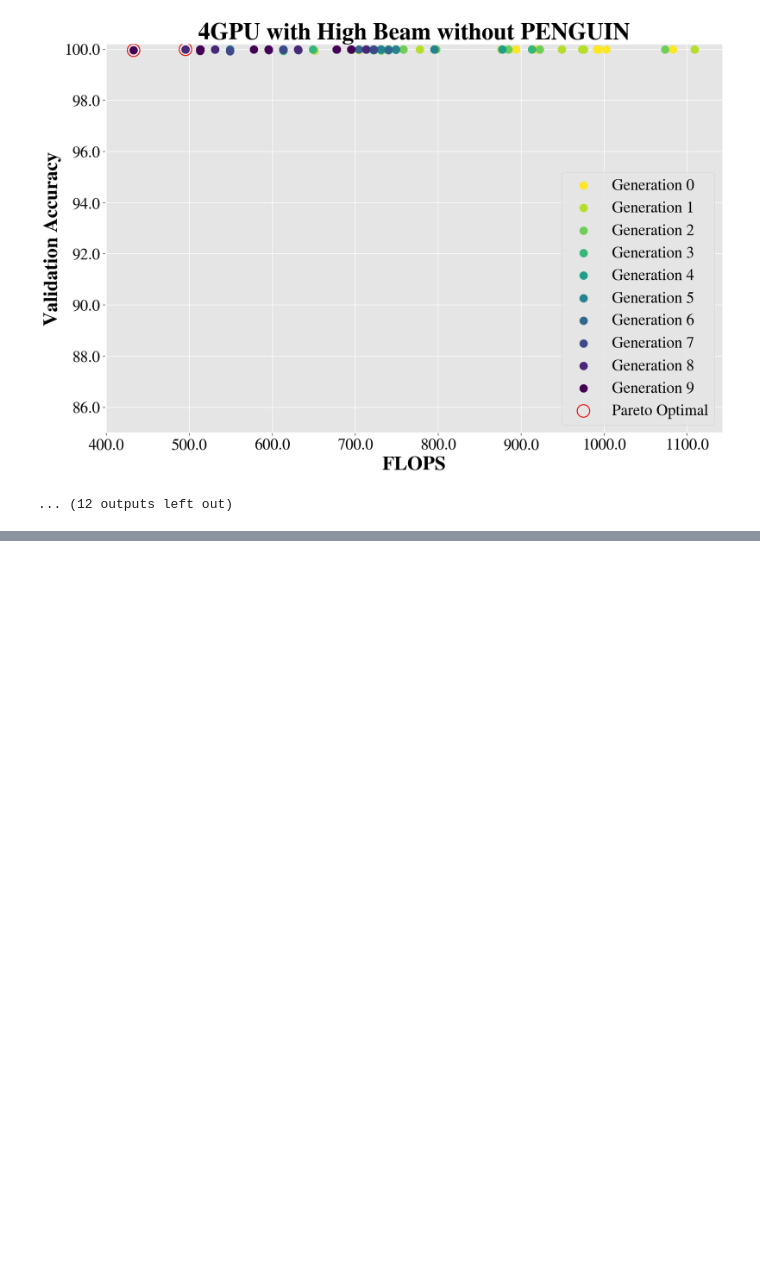
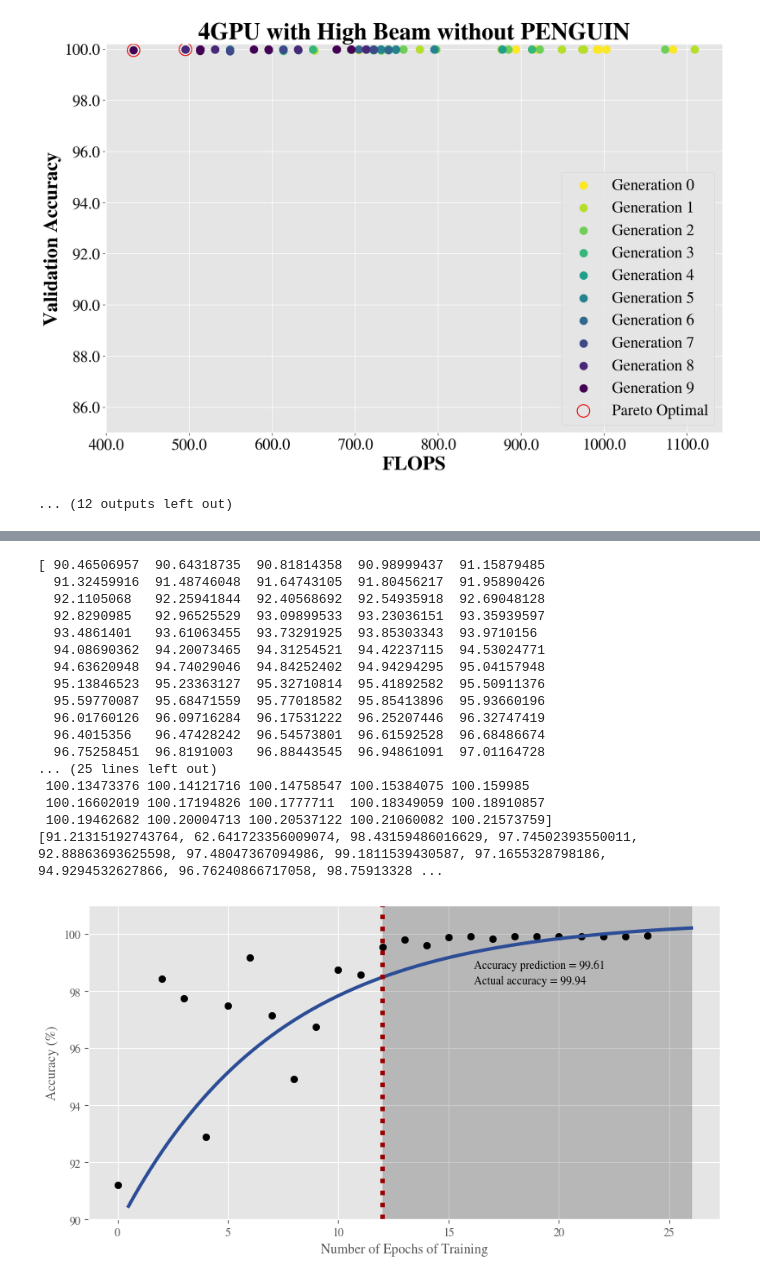
Before and after one commit to TauferLab/Reproducibility_A4NN_ICPP23, a Jupyter notebook: paper_analysis.ipynb, the cells around one changed output, grey strips where cells are left out. Saved outputs shown, nothing was run; the diff lists cells and outputs as text; code cells hidden in the pictures; blank space fills up the shorter version.

Commit message:
new figure a la ariel

```diff
--- a/paper_analysis.ipynb
+++ b/paper_analysis.ipynb
@@ -531,0 +536,3 @@ print("Variance of PENGUIN length in epoch:", res)
+# %%
+df= pd.read_csv('icpp_training_results/1gpu/no_stopping/1gpu_1e15_training_data.csv')
+df.head()
@@ -531,0 +600,3 @@ print("Variance of PENGUIN length in epoch:", res)
+# %%
+arch_44 = df[df['arch']==38]
+print(arch_44)
@@ -531,0 +621,56 @@ print("Variance of PENGUIN length in epoch:", res)
+# %%
+import numpy as np
+import matplotlib.pyplot as plt
+import matplotlib.lines as mlines
+import matplotlib.transforms as mtransforms
+
+plt.rcParams['figure.figsize'] = [10, 5]
+
+a = 100.5
+b = 1.15
+c = 17
+
+x = np.linspace(0.5,26,200)
+y=a-b**(c-x)
+print(y)
+
+epochs, fitness = arch_44['epoch'].to_list(), arch_44['val_accs'].to_list()
+print(fitness)
+prediction = 99.614529
+actual = 99.943311
+
+plt.plot(x,y,color="#2C4D96",label="Predictive Model", linewidth=3)
+
+plt.scatter(epochs, fitness, c='black', marker='o', facecolor='None')
+plt.vlines(12,90,101,colors='#990000',linestyles=":",linewidth=4, label="Prediction converged")
+plt.axvspan(12, 26, color = 'k', alpha = 0.2, label="Avoidable Training")
+
+# plt.legend([handles[idx] for idx in order],[labels[idx] for idx in order],loc=(0.52,0.06),labelspacing=0.4,fontsize=15)
+plt.annotate('Accuracy prediction = {:.2f}'.format(prediction), xy=(0.61, 0.80), xycoords='axes fraction')
+plt.annotate('Actual accuracy = {:.2f}'.format(actual), xy=(0.61, 0.75), xycoords='axes fraction')
+
+plt.ylim(90, 101)
+
+plt.ylabel("Accuracy (%)")
+plt.xlabel("Number of Epochs of Training")
+
+plt.show()
+# %% [output]
+[ 90.46506957  90.64318735  90.81814358  90.98999437  91.15879485
+  91.32459916  91.48746048  91.64743105  91.80456217  91.95890426
+  92.1105068   92.25941844  92.40568692  92.54935918  92.69048128
+  92.8290985   92.96525529  93.09899533  93.23036151  93.35939597
+  93.4861401   93.61063455  93.73291925  93.85303343  93.9710156
+  94.08690362  94.20073465  94.31254521  94.42237115  94.53024771
+  94.63620948  94.74029046  94.84252402  94.94294295  95.04157948
+  95.13846523  95.23363127  95.32710814  95.41892582  95.50911376
+  95.59770087  95.68471559  95.77018582  95.85413896  95.93660196
+  96.01760126  96.09716284  96.17531222  96.25207446  96.32747419
+  96.4015356   96.47428242  96.54573801  96.61592528  96.68486674
+  96.75258451  96.8191003   96.88443545  96.94861091  97.01164728
+... (25 lines left out)
+ 100.13473376 100.14121716 100.14758547 100.15384075 100.159985
+ 100.16602019 100.17194826 100.1777711  100.18349059 100.18910857
+ 100.19462682 100.20004713 100.20537122 100.21060082 100.21573759]
+[91.21315192743764, 62.641723356009074, 98.43159486016629, 97.74502393550011, 92.88863693625598, 97.48047367094986, 99.1811539430587, 97.1655328798186, 94.9294532627866, 96.76240866717058, 98.75913328 ...
+[figure, added]
```
Also changed, not shown: parts of 7 cells of this notebook.
